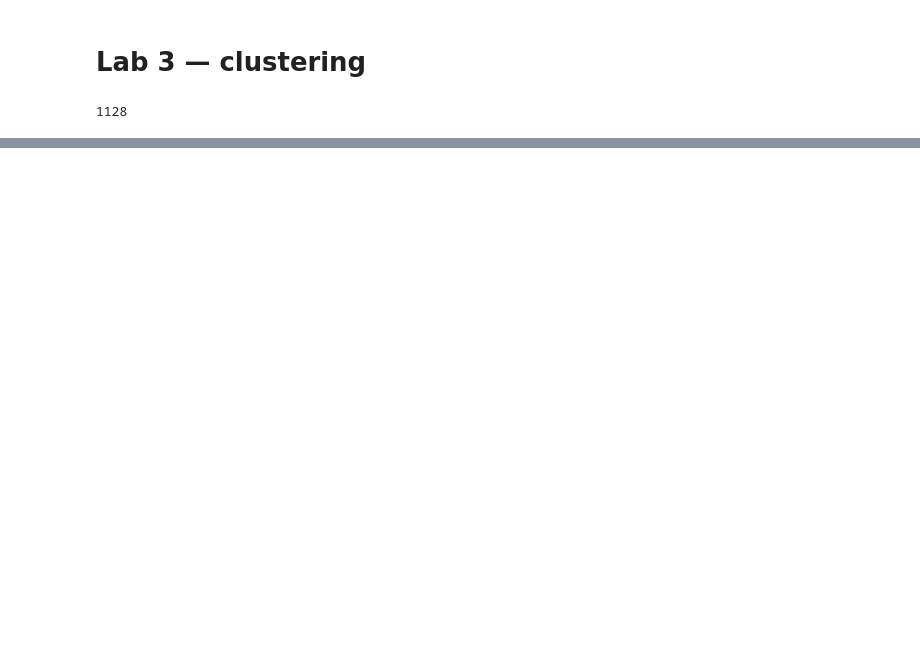
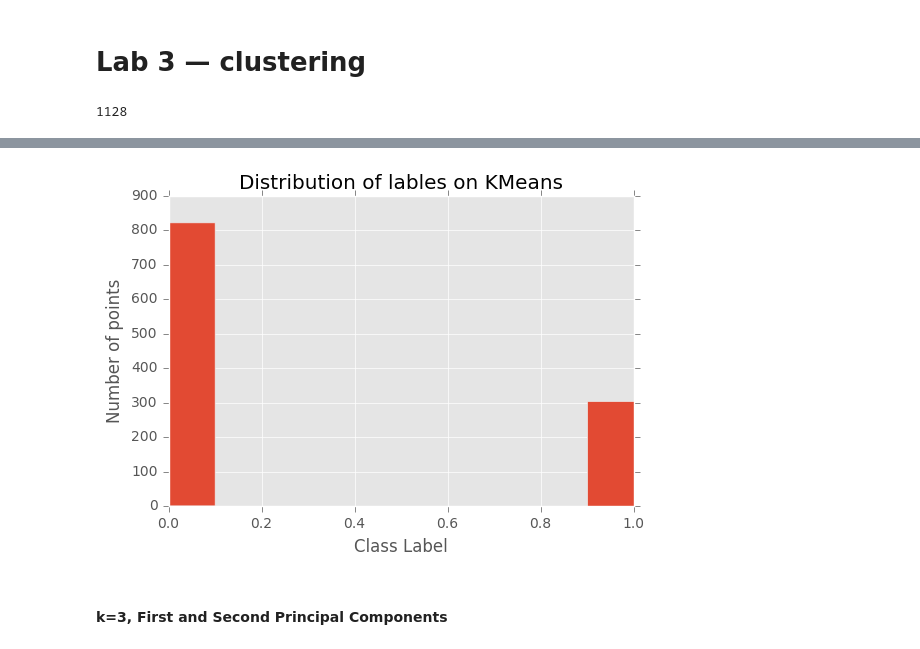
Before and after one commit to aurlien/friendship_paradox, a Jupyter notebook: lab3/ix-lab3/lab3-cluster.ipynb, the cells around one changed output, grey strips where cells are left out. Cells and saved outputs as stored; diff of their text form; code cells hidden in the pictures; blank space fills up the shorter version.

```diff
--- a/lab3/ix-lab3/lab3-cluster.ipynb
+++ b/lab3/ix-lab3/lab3-cluster.ipynb
@@ -44,3 +22,0 @@ plt.hist(kmeans)
-# %%
-kmeans = KMeans(n_clusters=4, random_state=0).fit_predict(tag_embedding)
-plt.hist(kmeans)
@@ -52,3 +22,0 @@ plt.hist(kmeans)
-# %%
-kmeans = KMeans(n_clusters=5, random_state=0).fit_predict(tag_embedding)
-plt.hist(kmeans)
@@ -59,0 +75,7 @@ plt.hist(kmeans)
+# %%
+def kmeans_hist(prediction):
+    plt.hist(prediction)
+    plt.title("Distribution of lables on KMeans")
+    plt.xlabel('Class Label')
+    plt.ylabel('Number of points')
+    plt.show()
@@ -59,0 +118,6 @@ plt.hist(kmeans)
+# %%
+kmeans_hist(pred)
+# %% [output]
+[figure, added]
+# %% [markdown]
+#### k=3, First and Second Principal Components
```
Also changed, not shown: parts of 47 cells of this notebook.
